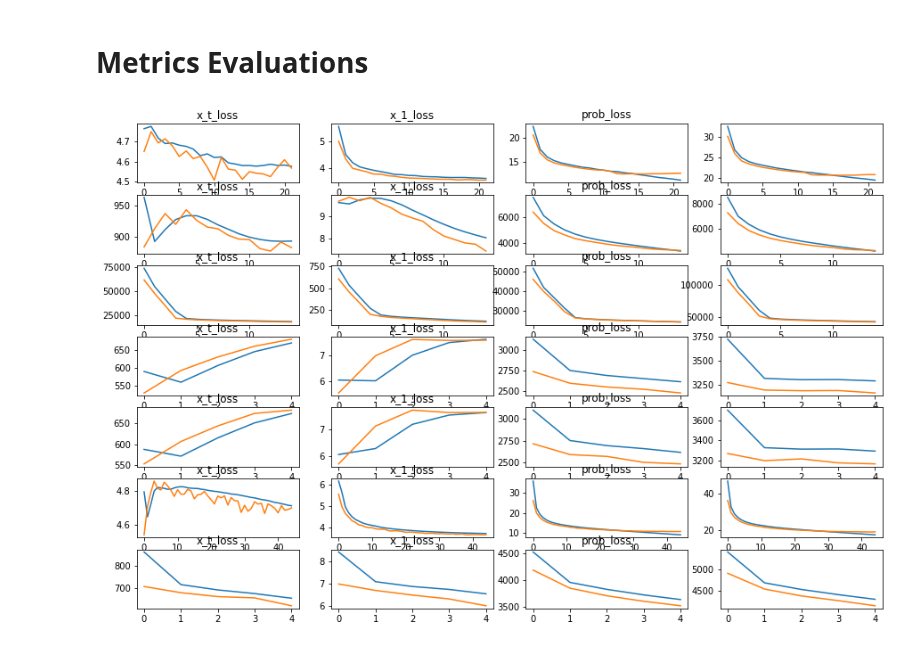
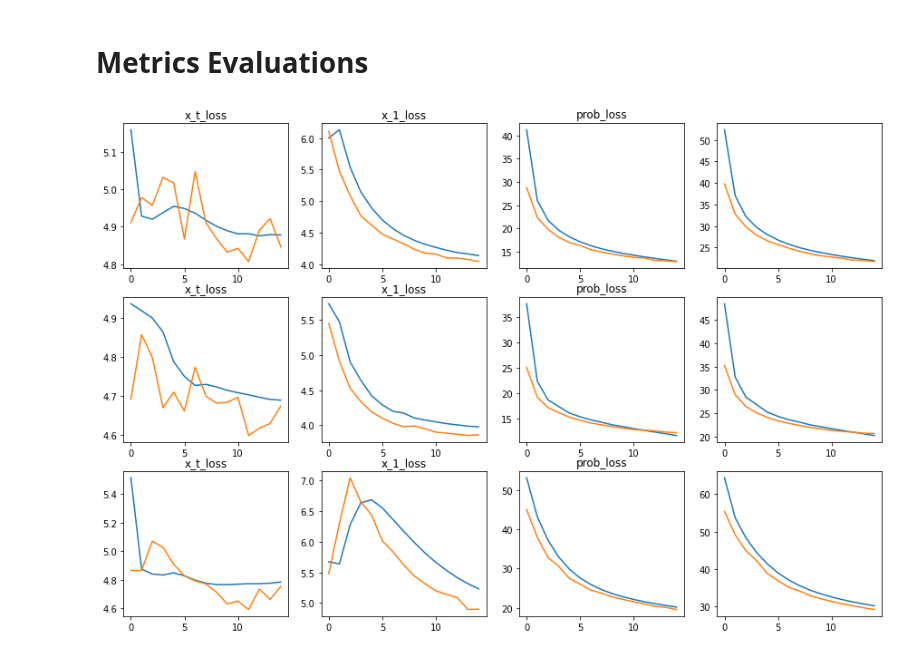
Before and after one commit to xu-shitong/diffusion-image-captioning, a Jupyter notebook: CLIP-DDPM.ipynb, the cells around one changed output. Cells and saved outputs as stored; diff of their text form; code cells hidden in the pictures.

```diff
--- a/CLIP-DDPM.ipynb
+++ b/CLIP-DDPM.ipynb
@@ -128,12 +134,12 @@ print(f"trial name: {MODEL_NAME}")
 # %%
 flickr8k_image = torch.load("./flickr8k/image_all_final.pickle").to(device).detach()
 flickr8k_text = torch.load("./flickr8k/text_all_final.pickle").to(device).detach()
-# flickr30k_image = torch.load("./flickr30k/flickr30k_clip_image.pickle").to(device).detach()
-# flickr30k_text = torch.load("./flickr30k/flickr30k_clip_text.pickle").to(device).detach()
-# image_set = torch.vstack([flickr8k_image, flickr30k_image])
-# text_set = torch.vstack([flickr8k_text, flickr30k_text])
-image_set = flickr8k_image
-text_set = flickr8k_text
+flickr30k_image = torch.load("./flickr30k/flickr30k_clip_image.pickle").to(device).detach()
+flickr30k_text = torch.load("./flickr30k/flickr30k_clip_text.pickle").to(device).detach()
+image_set = torch.vstack([flickr8k_image, flickr30k_image])
+text_set = torch.vstack([flickr8k_text, flickr30k_text])
+# image_set = flickr8k_image
+# text_set = flickr8k_text
 
 from spacy.lang.en import English
 from collections import Counter
@@ -413,12 +427,12 @@ def loss(model, x_t, x_1, x_tgt, x_0, image_clip, text_clip, mask, idx, loss_fun
   if USE_PROB_LOSS:
     # output sequence probability loss, applied to both x_1 and x_t restore
     idx = idx.unsqueeze(dim=-1)
-    if LOSS_FUNC == series_sum_sample_mean:
+    if LOSS_FUNC == series_sum_sample_mean or LOSS_FUNC == mse_series_mean:
       x_t_prob_loss = -(nn.functional.softmax(x_t_prob, dim=-1)).gather(-1, idx.repeat(repeat_shape)).log().sum(dim=1).mean()
       x_1_prob_loss = -(nn.functional.softmax(x_1_prob, dim=-1)).gather(-1, idx).log().sum(dim=1).mean()
     else:
-      x_t_prob_loss = -(nn.functional.softmax(x_t_prob, dim=-1)).gather(-1, idx.repeat(repeat_shape)).log().sum() / BATCH_SIZE
-      x_1_prob_loss = -(nn.functional.softmax(x_1_prob, dim=-1)).gather(-1, idx).log().sum() / BATCH_SIZE
+      x_t_prob_loss = -(nn.functional.softmax(x_t_prob, dim=-1)).gather(-1, idx.repeat(repeat_shape)).prod(dim=1) / BATCH_SIZE
+      x_1_prob_loss = -(nn.functional.softmax(x_1_prob, dim=-1)).gather(-1, idx).prod(dim=1) / BATCH_SIZE
   else:
     x_t_prob_loss = 0
     x_1_prob_loss = 0
@@ -596,13 +610,14 @@ summary = sys.stdout
 # %%
 # trial on inference
 model = torch.load(
-  "batch8_maxlen16_round3E-01_lossseries_sum_batch_average_clipconcat_clipmask10_train-embedFalse_samplesize100_x_0_predictTrue_use_x_1True_use_probTrue.pickle",
+  "epoch15_lossseries_sum_sample_mean_lr1E-04-1E-04_schedulerlogspace_round3E-01_dynamic-1_clipconcat_clipmask10_train-embedFalse_samplesize100_x_0_predictTrue_X_INTERVAL100_use_x_tTrue_use_x_1True_use_probTrue.pickle",
+
   ).to(device)
 model.model.add_module("activation", activations.GELUActivation())
 model.eval()
 with torch.no_grad():
 
-  idx = 0
+  idx = 5
   summary.write(f"origin text: {val_set[idx]['text']}\n")
 
   sample = val_set[idx]
@@ -657,7 +672,7 @@ t: 901 restore: [CLS] a black dog is a a a a a a a a a. [SEP]
 # model.model.add_module("activation", activations.GELUActivation())
 model.eval()
 with torch.no_grad():
-  image = Image.open("./kirito.jpeg")
+  image = Image.open("./Shropshire.jpeg")
   clip_processor = CLIPProcessor.from_pretrained("./tokenizers/openai/clip-vit-base-patch32-local")
   clip = CLIP.from_pretrained("./models/openai/clip-vit-base-patch32-local")
   plt.imshow(image)
@@ -707,42 +722,46 @@ def extract_float(file_name, start=""):
       return False
   import re
   file = open(file_name)
   l = [[float(word) for word in re.split("\n|,| ", line) if isfloat(word)] for line in file if line.startswith(start)]
   return torch.tensor(l)
 
 
 
+# Proof of importance of rounding weight
+# file_names = [
+#   "batch8_maxlen16_round3E-01_lossseries_sum_batch_average_clipconcat_clipmask10_train-embedFalse_samplesize100_x_0_predictTrue_use_x_1True_use_probTrue.txt",
+#   "epoch15_lossseries_sum_sample_mean_lr5E-05-5E-05_schedulerlogspace_round3E-01_dynamic-1_clipconcat_clipmask10_train-embedFalse_samplesize100_x_0_predictTrue_X_INTERVAL100_use_x_tTrue_use_x_1True_use_probTrue.txt",
+#   "./trial_rounding_weight/epoch15_lossseries_sum_sample_mean_lr5E-05-5E-05_schedulerlogspace_round2E-01_dynamic-1_clipconcat_clipmask10_train-embedFalse_samplesize100_x_0_predictTrue_X_INTERVAL100_use_x_tTrue_use_x_1True_use_probTrue.txt",
+#   "./trial_rounding_weight/epoch15_lossseries_sum_sample_mean_lr5E-05-5E-05_schedulerlogspace_round5E-01_dynamic-1_clipconcat_clipmask10_train-embedFalse_samplesize100_x_0_predictTrue_X_INTERVAL100_use_x_tTrue_use_x_1True_use_probTrue.txt",
+#   "./trial_rounding_weight/epoch15_lossseries_sum_sample_mean_lr5E-05-5E-05_schedulerlogspace_round1E+00_dynamic-1_clipconcat_clipmask10_train-embedFalse_samplesize100_x_0_predictTrue_X_INTERVAL100_use_x_tTrue_use_x_1True_use_probTrue.txt",
+# ]
+
 file_names = [
-  "batch8_maxlen16_round3E-01_lossseries_sum_batch_average_clipconcat_clipmask10_train-embedFalse_samplesize100_x_0_predictTrue_use_x_1True_use_probTrue.txt",
-  "./epoch15_lossseries_sum_lr5E-05_round1E+00_dynamicFalse_clipconcat_clipmask10_train-embedFalse_samplesize100_x_0_predictTrue_X_INTERVAL100_use_x_1True_use_probTrue.txt",
-  "./epoch15_lossseries_sum_lr5E-05_round1E+00_dynamicTrue_clipconcat_clipmask10_train-embedFalse_samplesize100_x_0_predictTrue_X_INTERVAL100_use_x_1True_use_probTrue.txt",
-  "epoch5_lossseries_sum_lr5E-05_round1E+00_dynamicTrue_clipconcat_clipmask10_train-embedFalse_samplesize100_x_0_predictTrue_X_INTERVAL100_use_x_1True_use_probTrue.txt",
-  "epoch5_lossseries_sum_lr5E-05_round1E+00_dynamicTrue_clipconcat_clipmaskNone_train-embedFalse_samplesize100_x_0_predictTrue_X_INTERVAL100_use_x_1True_use_probTrue.txt",
-  "lr2E-05_round3E-01_clipconcat_clipmaskNone_train-embedFalse_samplesize100_x_0_predictTrue_X_INTERVAL100_use_x_1True_use_probTrue.txt",
-  "epoch5_lossseries_sum_lr5E-07_round1E+00_dynamic2_clipconcat_clipmask10_train-embedFalse_samplesize100_x_0_predictTrue_X_INTERVAL100_use_x_1True_use_probTrue.txt"
-
+  "epoch15_lossseries_sum_sample_mean_lr5E-05-5E-05_schedulerlogspace_round3E-01_dynamic-1_clipconcat_clipmask10_train-embedFalse_samplesize100_x_0_predictTrue_X_INTERVAL100_use_x_tTrue_use_x_1True_use_probTrue.txt",
+  "epoch15_lossseries_sum_sample_mean_lr1E-04-1E-04_schedulerlogspace_round3E-01_dynamic-1_clipconcat_clipmask10_train-embedFalse_samplesize100_x_0_predictTrue_X_INTERVAL100_use_x_tTrue_use_x_1True_use_probTrue.txt",
+  "epoch15_lossseries_sum_sample_mean_lr1E-05-1E-05_schedulerlogspace_round3E-01_dynamic-1_clipconcat_clipmask10_train-embedFalse_samplesize100_x_0_predictTrue_X_INTERVAL100_use_x_tTrue_use_x_1True_use_probTrue.txt",
 ]
 
 fig, axarr = plt.subplots(len(file_names), 4, figsize=(15, 10))
 for i, file_name in enumerate(file_names):
   losses = extract_float(file_name, start="epoch") # shape [batch size, 7] each line is [batch number, x_t, x_1, prob losses, validation x_t x_1 prob losses]
   train_index = {1: "x_t_loss",2: "x_1_loss",3: "prob_loss"}
   val_index = {4: "x_t_loss",5: "x_1_loss",6: "prob_loss"}
   train_sum_losses = losses[:, list(train_index.keys())].sum(dim=-1)
   val_sum_losses = losses[:, list(val_index.keys())].sum(dim=-1)
 
   for j, idx in enumerate(train_index):
     axarr[i, j].plot(losses[:, idx])
     axarr[i, j].set_title(train_index[idx])
 
   for j, idx in enumerate(val_index):
     axarr[i, j].plot(losses[:, idx])
     axarr[i, j].set_title(val_index[idx])
 
   axarr[i, 3].plot(train_sum_losses)
   axarr[i, 3].plot(val_sum_losses)
 # %% [output]
-[figure, old version]
+[figure, new version]
 # %%
 # evaluate BLEU-4 metrics on validation data
 from torchtext.data.metrics import bleu_score
```
Also changed, not shown: parts of 7 cells of this notebook, 1 other file.
